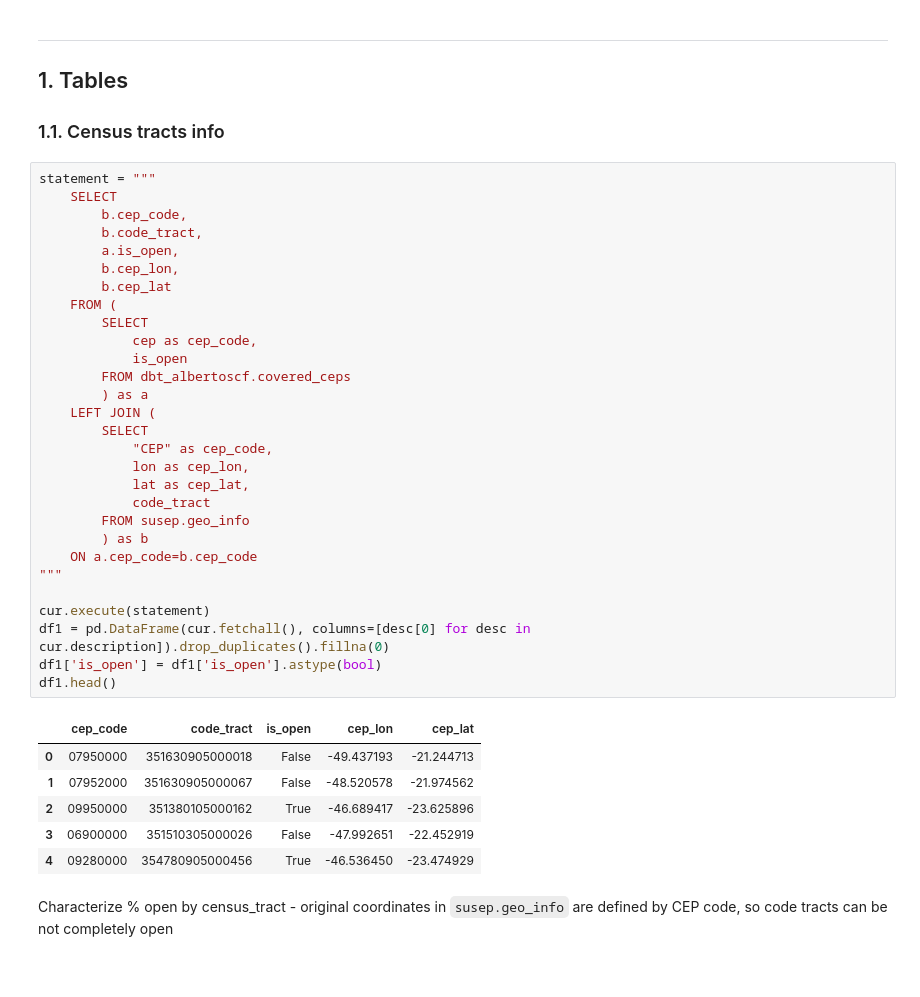
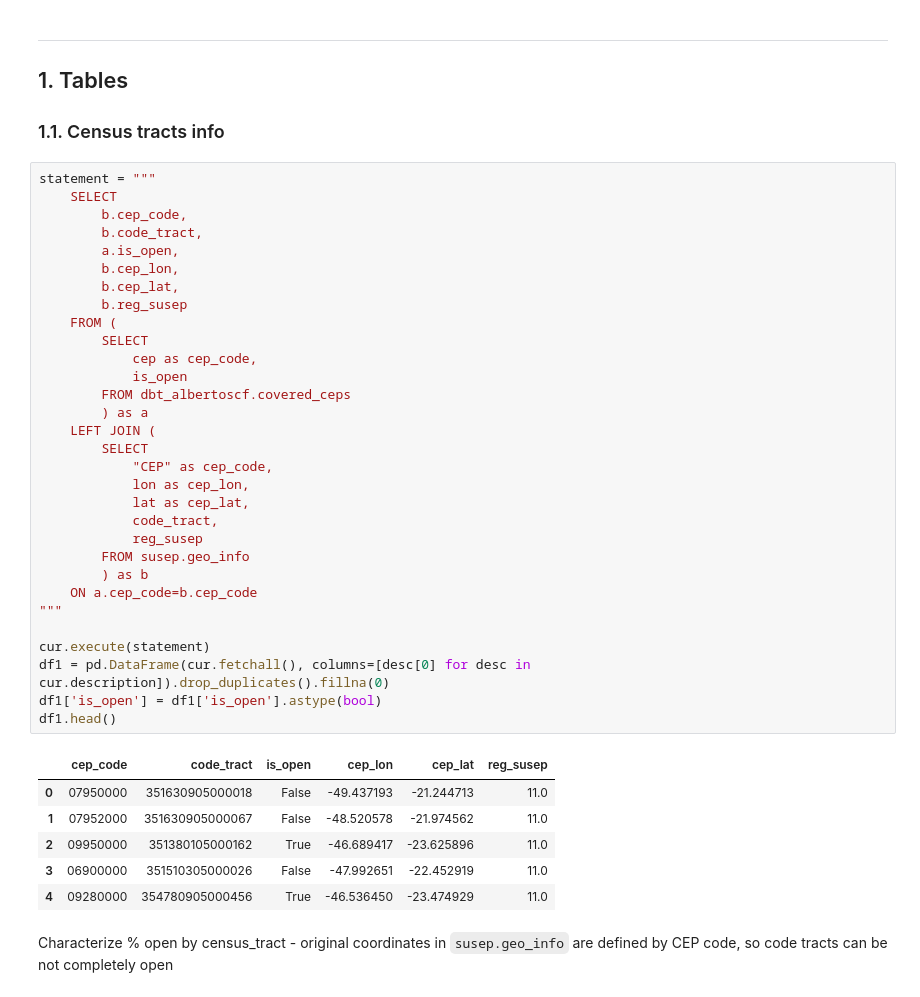
Before and after one commit to AlbertoSCF/location_data_analysis, a Jupyter notebook: GEOJSONS-0-open-cep-codes.ipynb, the cells around one changed output. Drawn from its saved outputs; the diff is of its cells as text.

Commit message:
Modifying production process process for open CEP codes to remove the CEPs with no SUSEP region

```diff
--- a/GEOJSONS-0-open-cep-codes.ipynb
+++ b/GEOJSONS-0-open-cep-codes.ipynb
@@ -26,39 +26,41 @@ except psycopg2.Error as e:
 # %%
 statement = """
     SELECT
         b.cep_code,
         b.code_tract,
         a.is_open,
         b.cep_lon,
-        b.cep_lat
+        b.cep_lat,
+        b.reg_susep
     FROM (
         SELECT
             cep as cep_code,
             is_open
         FROM dbt_albertoscf.covered_ceps
         ) as a
     LEFT JOIN (
         SELECT
             "CEP" as cep_code,
             lon as cep_lon,
             lat as cep_lat,
-            code_tract
+            code_tract,
+            reg_susep
         FROM susep.geo_info
         ) as b
     ON a.cep_code=b.cep_code
 """
 
 cur.execute(statement)
 df1 = pd.DataFrame(cur.fetchall(), columns=[desc[0] for desc in cur.description]).drop_duplicates().fillna(0)
 df1['is_open'] = df1['is_open'].astype(bool)
 df1.head()
 # %% [output]
-|  | cep_code | code_tract | is_open | cep_lon | cep_lat |
-| 0 | 07950000 | 351630905000018 | False | -49.437193 | -21.244713 |
-| 1 | 07952000 | 351630905000067 | False | -48.520578 | -21.974562 |
-| 2 | 09950000 | 351380105000162 | True | -46.689417 | -23.625896 |
-| 3 | 06900000 | 351510305000026 | False | -47.992651 | -22.452919 |
-| 4 | 09280000 | 354780905000456 | True | -46.536450 | -23.474929 |
+|  | cep_code | code_tract | is_open | cep_lon | cep_lat | reg_susep |
+| 0 | 07950000 | 351630905000018 | False | -49.437193 | -21.244713 | 11.0 |
+| 1 | 07952000 | 351630905000067 | False | -48.520578 | -21.974562 | 11.0 |
+| 2 | 09950000 | 351380105000162 | True | -46.689417 | -23.625896 | 11.0 |
+| 3 | 06900000 | 351510305000026 | False | -47.992651 | -22.452919 | 11.0 |
+| 4 | 09280000 | 354780905000456 | True | -46.536450 | -23.474929 | 11.0 |
 # %% [markdown]
 Characterize % open by census_tract - original coordinates in `susep.geo_info` are defined by CEP code, so code tracts can be not completely open
 # %%
```
Also changed, not shown: parts of 8 cells of this notebook, 2 other files.
